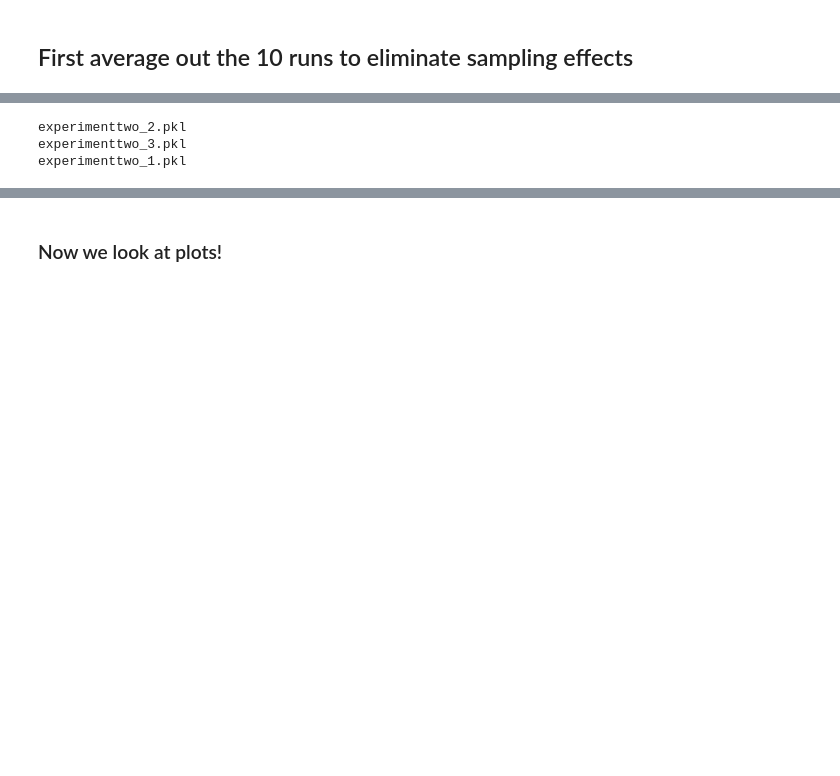
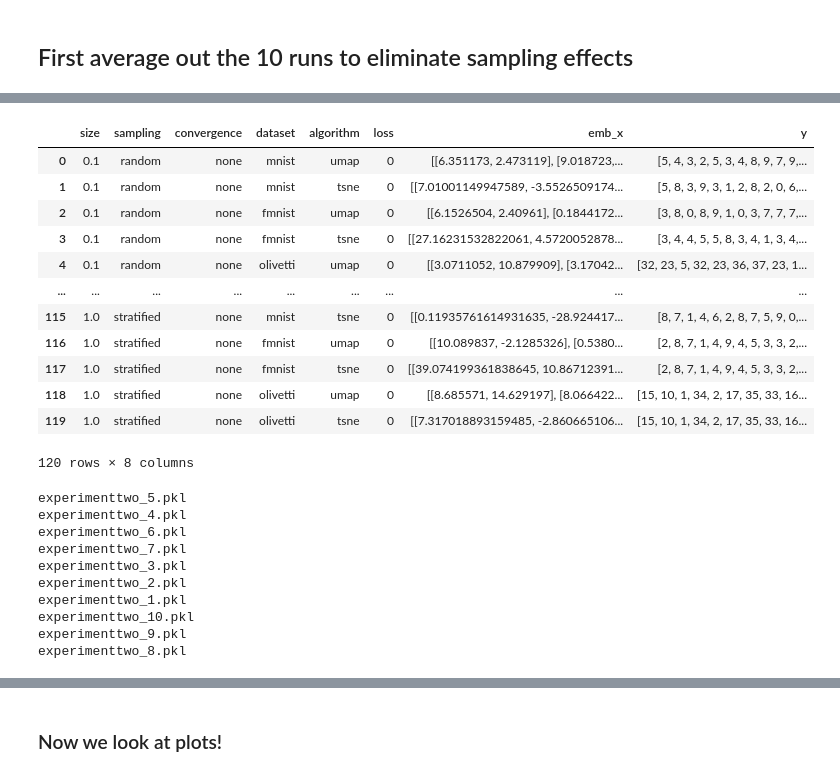
Before and after one commit to raghavmecheri/DimConvergence, a Jupyter notebook: ExperimentTwo - Analysis.ipynb, the cells around one changed output, grey strips where cells are left out. Drawn from its saved outputs; the diff is of its cells as text; code cells hidden in the pictures; blank space fills up the shorter version.

```diff
--- a/ExperimentTwo - Analysis.ipynb
+++ b/ExperimentTwo - Analysis.ipynb
@@ -13,15 +36,38 @@ def _load(name):
+# %%
+df
+# %% [output]
+|  | size | sampling | convergence | dataset | algorithm | loss | emb_x | y |
+| 0 | 0.1 | random | none | mnist | umap | 0 | [[6.351173, 2.473119], [9.018723,... | [5, 4, 3, 2, 5, 3, 4, 8, 9, 7, 9,... |
+| 1 | 0.1 | random | none | mnist | tsne | 0 | [[7.01001149947589, -3.5526509174... | [5, 8, 3, 9, 3, 1, 2, 8, 2, 0, 6,... |
+| 2 | 0.1 | random | none | fmnist | umap | 0 | [[6.1526504, 2.40961], [0.1844172... | [3, 8, 0, 8, 9, 1, 0, 3, 7, 7, 7,... |
+| 3 | 0.1 | random | none | fmnist | tsne | 0 | [[27.16231532822061, 4.5720052878... | [3, 4, 4, 5, 5, 8, 3, 4, 1, 3, 4,... |
+| 4 | 0.1 | random | none | olivetti | umap | 0 | [[3.0711052, 10.879909], [3.17042... | [32, 23, 5, 32, 23, 36, 37, 23, 1... |
+| ... | ... | ... | ... | ... | ... | ... | ... | ... |
+| 115 | 1.0 | stratified | none | mnist | tsne | 0 | [[0.11935761614931635, -28.924417... | [8, 7, 1, 4, 6, 2, 8, 7, 5, 9, 0,... |
+| 116 | 1.0 | stratified | none | fmnist | umap | 0 | [[10.089837, -2.1285326], [0.5380... | [2, 8, 7, 1, 4, 9, 4, 5, 3, 3, 2,... |
+| 117 | 1.0 | stratified | none | fmnist | tsne | 0 | [[39.074199361838645, 10.86712391... | [2, 8, 7, 1, 4, 9, 4, 5, 3, 3, 2,... |
+| 118 | 1.0 | stratified | none | olivetti | umap | 0 | [[8.685571, 14.629197], [8.066422... | [15, 10, 1, 34, 2, 17, 35, 33, 16... |
+| 119 | 1.0 | stratified | none | olivetti | tsne | 0 | [[7.317018893159485, -2.860665106... | [15, 10, 1, 34, 2, 17, 35, 33, 16... |
+120 rows × 8 columns
 # %%
-RESULTS_DIR = "./results"
-N_RESULT_FILES = 3
+RESULTS_DIR = "./results/exp2"
+N_RESULT_FILES = 10
 for filename in os.listdir(RESULTS_DIR):
     print(filename)
 
 if len(os.listdir(RESULTS_DIR)) != N_RESULT_FILES:
     print("Some runs are missing please check the results folder")
 # %% [output]
+experimenttwo_5.pkl
+experimenttwo_4.pkl
+experimenttwo_6.pkl
+experimenttwo_7.pkl
+experimenttwo_3.pkl
 experimenttwo_2.pkl
-experimenttwo_3.pkl
 experimenttwo_1.pkl
+experimenttwo_10.pkl
+experimenttwo_9.pkl
+experimenttwo_8.pkl
 # %%
 def group(results):
 
```
Also changed, not shown: parts of 11 cells of this notebook.
